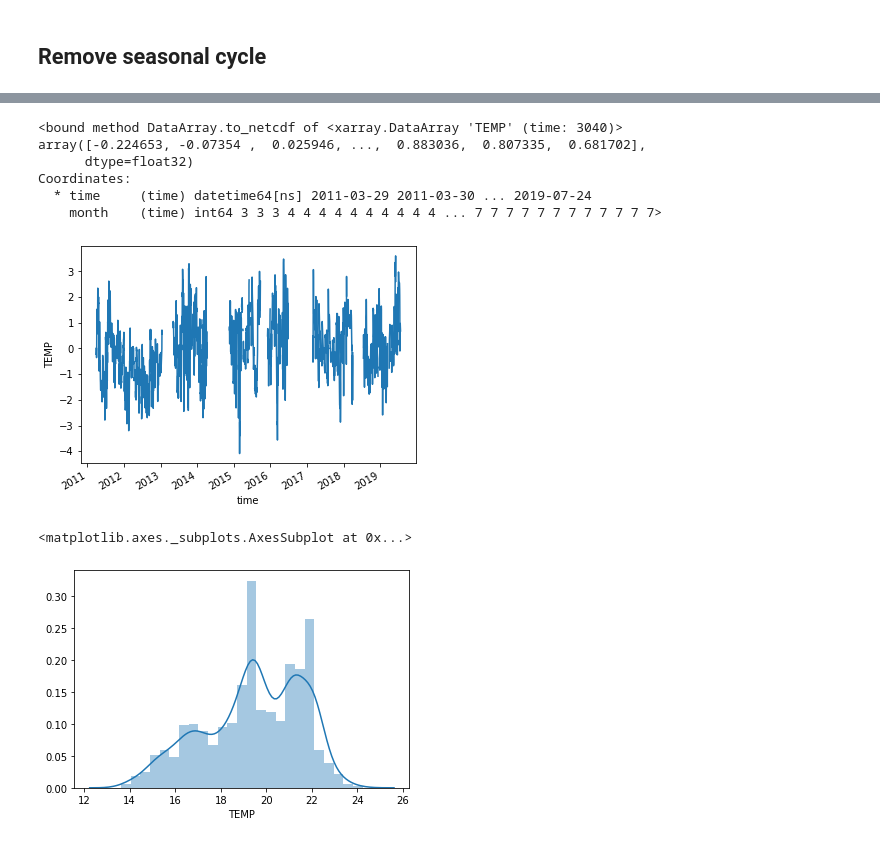
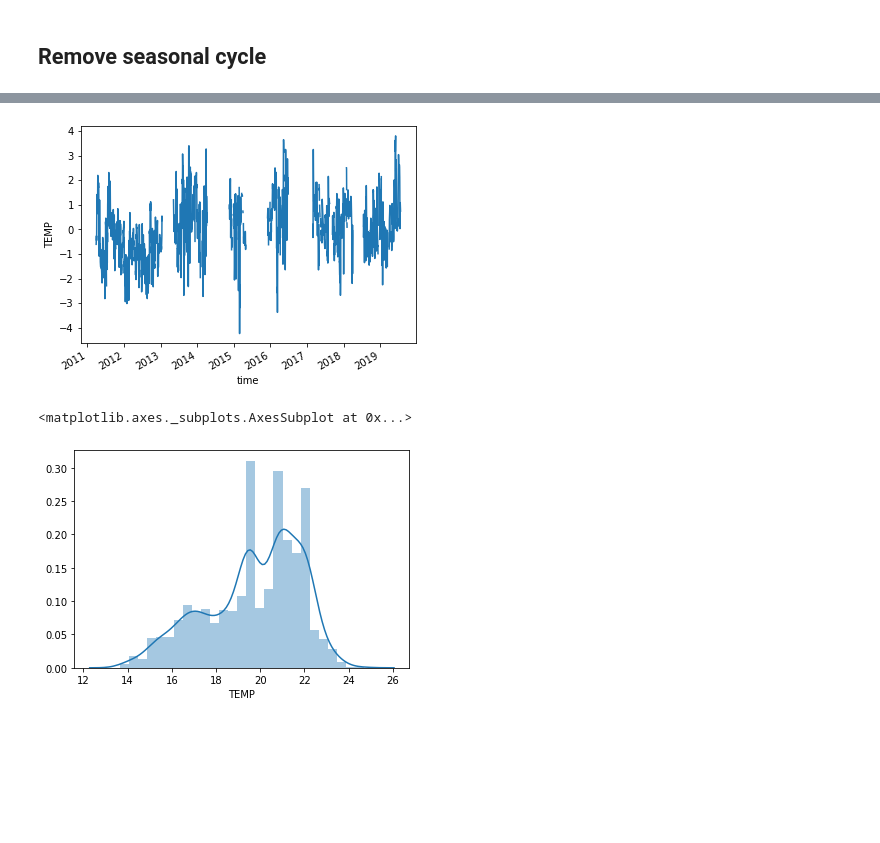
Before and after one commit to nmalan/EAC-shelf-trends, a Jupyter notebook: BMP120_temperature_timeseries.ipynb, the cells around one changed output, grey strips where cells are left out. Saved outputs shown, nothing was run; the diff lists cells and outputs as text; code cells hidden in the pictures; blank space fills up the shorter version.

```diff
--- a/BMP120_temperature_timeseries.ipynb
+++ b/BMP120_temperature_timeseries.ipynb
@@ -101,7 +84,7 @@ sns.distplot(df_good['DEPTH'].dropna())
 <matplotlib.axes._subplots.AxesSubplot at 0x...>
 [figure]
 # %%
-binned = pd.cut(x=df_good.DEPTH, bins=[-np.inf, 30, 60,80, np.inf], right=False, labels=['surface', '30-60', '60-80' , 'bottom'])
+binned = pd.cut(x=df_good.DEPTH, bins=[-np.inf, 23, 60,80, np.inf], right=False, labels=['surface', '30-60', '60-80' , 'bottom'])
 grouped = df_good.groupby(binned)
 surface_temp_1D = grouped.get_group('surface').TEMP.resample('1D').mean()
 bottom_temp_1D = grouped.get_group('bottom').TEMP.resample('1D').mean()
@@ -275,18 +267,13 @@ array(1.624553)
 # %%
 BMP_120_anomalies = anomalies
 BMP_120_anomalies.plot()
-BMP_120_anomalies.to_netcdf
+#BMP_120_anomalies.to_netcdf('BMP120_15_24m_processed.nc')
+ds.TEMP.to_netcdf('BMP_120_15_24m.nc')
 # %% [output]
-<bound method DataArray.to_netcdf of <xarray.DataArray 'TEMP' (time: 3040)>
-array([-0.224653, -0.07354 ,  0.025946, ...,  0.883036,  0.807335,  0.681702],
-      dtype=float32)
-Coordinates:
-  * time     (time) datetime64[ns] 2011-03-29 2011-03-30 ... 2019-07-24
-    month    (time) int64 3 3 3 4 4 4 4 4 4 4 4 4 4 ... 7 7 7 7 7 7 7 7 7 7 7 7>
-[figure, old version]
+[figure, new version]
 # %%
 y = surface_temp_1D.fillna(surface_temp_1D.ffill())
 sns.distplot(y)
 # %% [output]
 <matplotlib.axes._subplots.AxesSubplot at 0x...>
-[figure, old version]
+[figure, new version]
```
Also changed, not shown: parts of 12 cells of this notebook, 9 other files.
